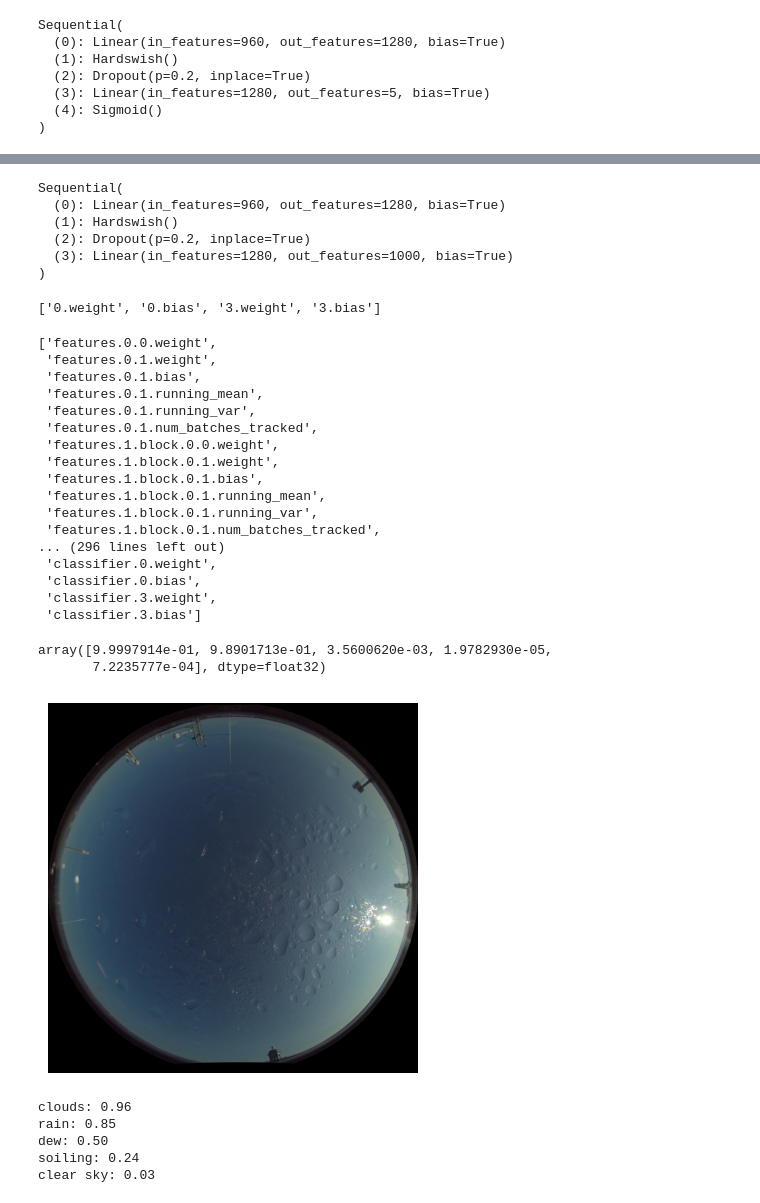
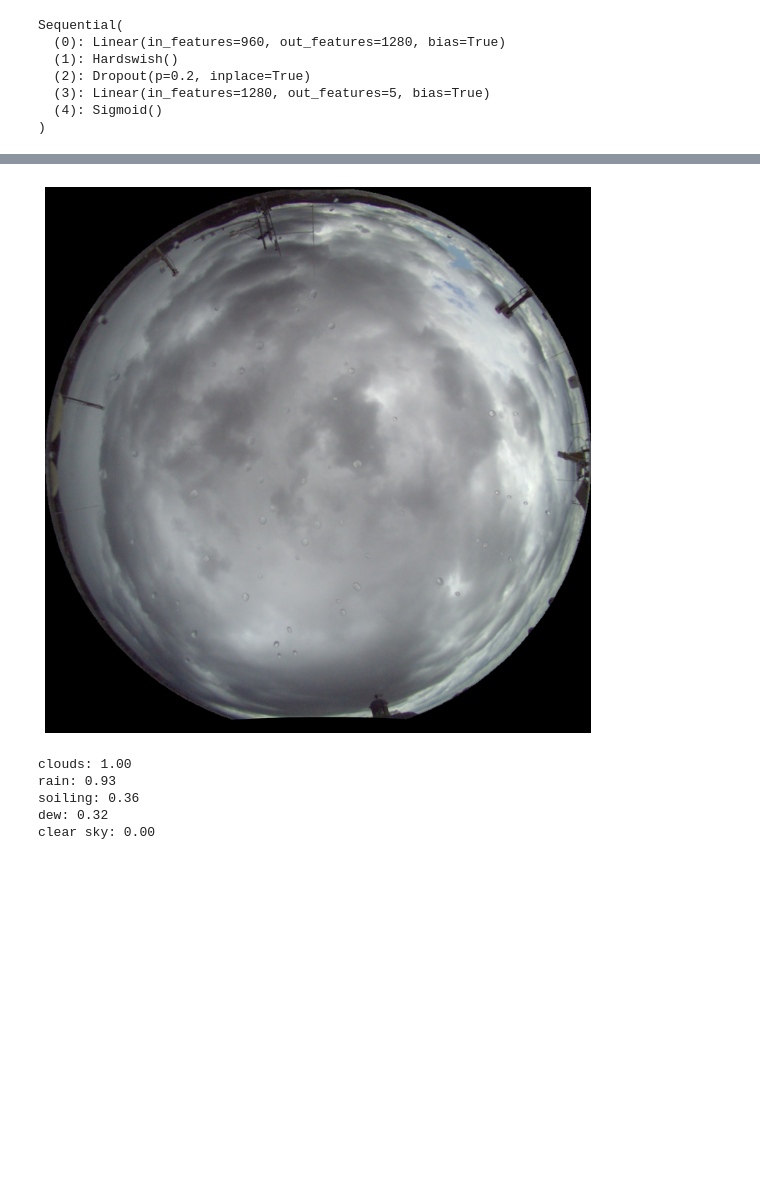
Before and after one commit to va-li/sky-image-classification, a Jupyter notebook: src/predict_test.ipynb, the cells around one changed output, grey strips where cells are left out. Cells and saved outputs as stored; diff of their text form; code cells hidden in the pictures; blank space fills up the shorter version.

Commit message:
Add useful model trained through fine-tuning and augmentation

```diff
--- a/src/predict_test.ipynb
+++ b/src/predict_test.ipynb
@@ -75,15 +77,8 @@ torchvision: 0.15.2
 # %%
-model = torchvision.models.mobilenet_v3_large(weights=None)
-model.classifier = nn.Sequential(
-  nn.Linear(in_features=960, out_features=1280, bias=True),
-  nn.Hardswish(),
-  nn.Dropout(p=0.2, inplace=True),
-  nn.Linear(in_features=1280, out_features=5, bias=True),
-  nn.Sigmoid()
-)
+model = models.MultiLabelClassificationMobileNetV3Large(num_classes=5)
 
-# best_model_weights = torch.load('/home/vbauer/MEGA/Master/Data Science/2024 WS/Applied Deep Learning/sky-image-classification/data/training-runs/mobilenetv3_20241116-135542+0100/best_model.pth')
-best_model_weights = torch.load('/home/vbauer/MEGA/Master/Data Science/2024 WS/Applied Deep Learning/sky-image-classification/data/training-runs/mobilenetv3_20241118-143341+0100/best_model.pth')
+# this works: mobilenetv3_20241120-195102+0100/best_model.pth
+best_model_weights = torch.load('/home/vbauer/MEGA/Master/Data Science/2024 WS/Applied Deep Learning/sky-image-classification/data/training-runs/mobilenetv3_20241120-195102+0100/best_model.pth')
 model.load_state_dict(best_model_weights)
 # model.classifier[0].weight = nn.Parameter(best_model_weights['classifier.3.0.weight'])
 # model.classifier[0].bias = nn.Parameter(best_model_weights['classifier.3.0.bias'])
@@ -113,36 +99,3 @@ list(mobilenet.classifier.state_dict().keys())
-# %%
-mobilenet.classifier
-# %% [output]
-Sequential(
-  (0): Linear(in_features=960, out_features=1280, bias=True)
-  (1): Hardswish()
-  (2): Dropout(p=0.2, inplace=True)
-  (3): Linear(in_features=1280, out_features=1000, bias=True)
-)
-# %%
-list(mobilenet.classifier.state_dict().keys())
-# %% [output]
-['0.weight', '0.bias', '3.weight', '3.bias']
-# %%
-list(model.state_dict().keys())
-# %% [output]
-['features.0.0.weight',
- 'features.0.1.weight',
- 'features.0.1.bias',
- 'features.0.1.running_mean',
- 'features.0.1.running_var',
- 'features.0.1.num_batches_tracked',
- 'features.1.block.0.0.weight',
- 'features.1.block.0.1.weight',
- 'features.1.block.0.1.bias',
- 'features.1.block.0.1.running_mean',
- 'features.1.block.0.1.running_var',
- 'features.1.block.0.1.num_batches_tracked',
-... (296 lines left out)
- 'classifier.0.weight',
- 'classifier.0.bias',
- 'classifier.3.weight',
- 'classifier.3.bias']
 # %%
 def predict_image_label_scores(model: nn.Module, transform, image_path: str | Path) -> np.ndarray:
     model.eval()
@@ -153,16 +106,13 @@ def predict_image_label_scores(model: nn.Module, transform, image_path: str | Pa
     with torch.no_grad():
         prediction = model(image.unsqueeze(0)).squeeze()
     return prediction.numpy()
-# %% [output]
-array([9.9997914e-01, 9.8901713e-01, 3.5600620e-03, 1.9782930e-05,
-       7.2235777e-04], dtype=float32)
 # %%
 # show the image and the predicted_label scores ordered by highest score
 
 def plot_image_and_predicted_label_scores(image_path: Path, label_scores: np.ndarray, label_names: List[str]):
     if len(label_scores) != len(label_names):
         raise ValueError('label_scores and label_names must have the same length')
-    fig, ax = plt.subplots()
+    fig, ax = plt.subplots(figsize=(10, 10))
     image = io.imread(image_path)
     ax.imshow(image)
     ax.axis('off')
@@ -172,32 +122,34 @@ def plot_image_and_predicted_label_scores(image_path: Path, label_scores: np.nda
     for score, label in sorted_label_scores:
         print(f'{label}: {score:.2f}')
 # %%
-# image_path = Path('/home/vbauer/MEGA/Master/Data Science/2024 WS/Applied Deep Learning/sky-image-classification/data/sky-images/daedalus/daedalus_2024-06-01T09-30-00-006100+00-00.jpg')
+image_path = Path('/home/vbauer/MEGA/Master/Data Science/2024 WS/Applied Deep Learning/sky-image-classification/data/sky-images/daedalus/daedalus_2024-06-01T09-30-00-006100+00-00.jpg')
 # image_path = Path('/home/vbauer/MEGA/Master/Data Science/2024 WS/Applied Deep Learning/sky-image-classification/data/sky-images/daedalus/daedalus_2024-06-26T07-00-00-006205+00-00.jpg')
 # image_path = Path('/home/vbauer/MEGA/Master/Data Science/2024 WS/Applied Deep Learning/sky-image-classification/data/sky-images/daedalus/daedalus_2024-08-14T12-00-00-006158+00-00.jpg')
 # image_path = Path('/home/vbauer/MEGA/Master/Data Science/2024 WS/Applied Deep Learning/sky-image-classification/data/sky-images/daedalus/daedalus_2024-08-24T09-15-00-006592+00-00.jpg')
-image_path = Path('/home/vbauer/MEGA/Master/Data Science/2024 WS/Applied Deep Learning/sky-image-classification/data/sky-images/daedalus/daedalus_2024-09-17T06-00-00-006219+00-00.jpg')
+# image_path = Path('/home/vbauer/MEGA/Master/Data Science/2024 WS/Applied Deep Learning/sky-image-classification/data/sky-images/daedalus/daedalus_2024-09-17T06-00-00-006219+00-00.jpg')
 # image_path = Path('/home/vbauer/MEGA/Master/Data Science/2024 WS/Applied Deep Learning/sky-image-classification/data/sky-images/ikarus/ikarus_2024-05-22T15-57-58-017680+00-00.jpg')
+# image_path = Path('/home/vbauer/MEGA/Master/Data Science/2024 WS/Applied Deep Learning/sky-image-classification/data/sky-images/ikarus/ikarus_2024-06-01T06-00-00-006764+00-00.jpg')
+# image_path = Path('/home/vbauer/MEGA/Master/Data Science/2024 WS/Applied Deep Learning/sky-image-classification/data/sky-images/ikarus/ikarus_2024-05-23T11-15-00-006415+00-00.jpg')
 
-transform = torchvision.transforms.Compose([
-    torchvision.transforms.ToTensor(),
-    # torchvision.transforms.RandomHorizontalFlip(p=1),
+transform = v2.Compose([
+    v2.ToTensor(),
+    # v2.RandomHorizontalFlip(p=1),
     #resize to 224x224 because the model needs this size
-    torchvision.transforms.Resize((224, 224), antialias=True),
-    torchvision.transforms.Normalize(mean=[0.485, 0.456, 0.406], std=[0.229, 0.224, 0.225]),
+    v2.Resize((224, 224), antialias=True, interpolation=v2.InterpolationMode.BILINEAR),
+    v2.Normalize(mean=[0.485, 0.456, 0.406], std=[0.229, 0.224, 0.225]),
 ])
 
 from dataset import SkyImageMultiLabelDataset
 data_dir = Path('/home/vbauer/MEGA/Master/Data Science/2024 WS/Applied Deep Learning/sky-image-classification/data')
 ds = SkyImageMultiLabelDataset(data_dir, transform=transform)
 
 predicted_scores = predict_image_label_scores(model, transform, image_path)
 
 plot_image_and_predicted_label_scores(image_path, predicted_scores, ds.label_names)
 # %% [output]
-[figure, old version]
+[figure, new version]
-clouds: 0.96
-rain: 0.85
-dew: 0.50
-soiling: 0.24
-clear sky: 0.03
+clouds: 1.00
+rain: 0.93
+soiling: 0.36
+dew: 0.32
+clear sky: 0.00
```
Also changed, not shown: parts of 4 cells of this notebook, 1 other file.
